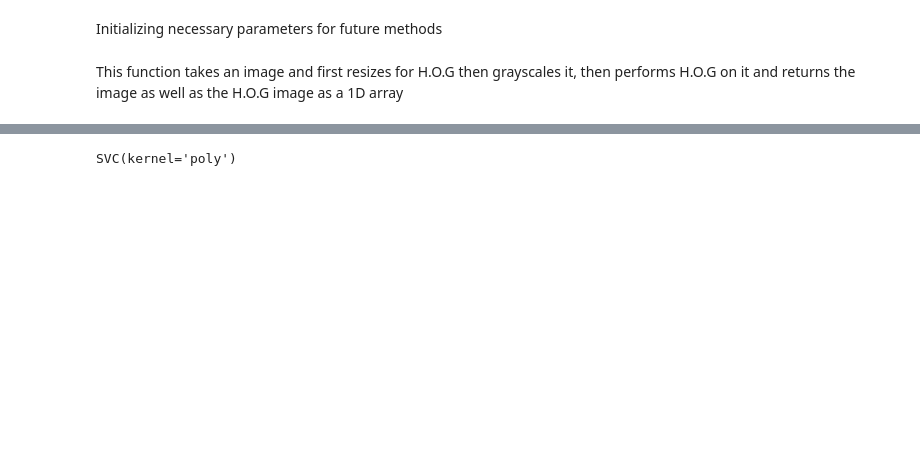
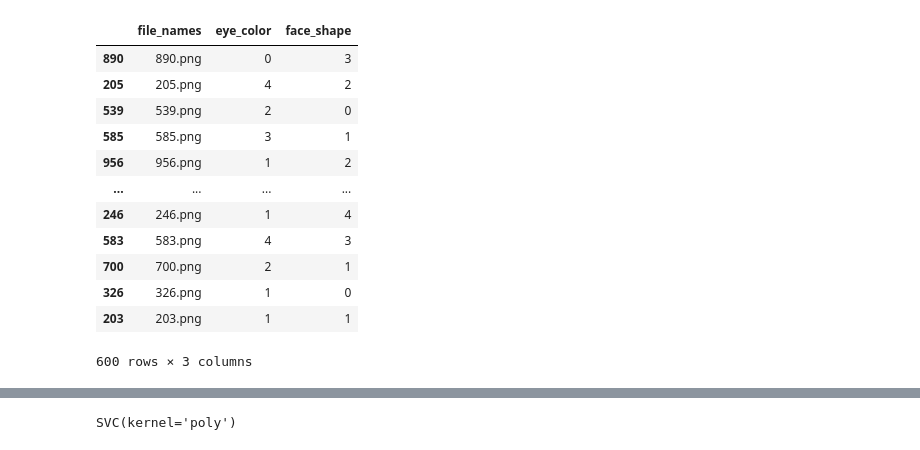
Before and after one commit to OliverJaison/AMLS_assignment20_21, a Jupyter notebook: Test_SVM.ipynb, the cells around one changed output, grey strips where cells are left out. Drawn from its saved outputs; the diff is of its cells as text; code cells hidden in the pictures; blank space fills up the shorter version.

```diff
--- a/Test_SVM.ipynb
+++ b/Test_SVM.ipynb
@@ -21,7 +20,31 @@ ModuleNotFoundError: No module named 'tensorflow'
-# %% [markdown]
-Initializing necessary parameters for future methods
 # %%
-file_path = 'D:\Admin\Documents\Year_4\AMLS\Assessment\dataset_AMLS_20-21\cartoon_set\img'
-sample_size = 10000
+file_path = "D:\Admin\Documents\Year_4\AMLS\Assessment\dataset_AMLS_20-21\cartoon_set\img"
+labels_path = "D:\Admin\Documents\Year_4\AMLS\Assessment\dataset_AMLS_20-21\cartoon_set\labels.csv"
-# %% [markdown]
-This function takes an image and first resizes for H.O.G then grayscales it, then performs H.O.G on it and returns the image as well as the H.O.G image as a 1D array
+# %%
+df = pd.read_csv(labels_path)
+
+df = df.drop(columns="Unnamed: 0")
+temp = df["file_name"]
+df.insert(loc=0, column="file_names", value=temp)
+df = df.drop(columns="file_name")
+df = df.drop(df.index[1000:])
+# %%
+train, validation, test = \
+              np.split(df.sample(frac=1),
+                       [int(.6*len(df)), int(.8*len(df))])
+# %%
+train
+# %% [output]
+|  | file_names | eye_color | face_shape |
+| 890 | 890.png | 0 | 3 |
+| 205 | 205.png | 4 | 2 |
+| 539 | 539.png | 2 | 0 |
+| 585 | 585.png | 3 | 1 |
+| 956 | 956.png | 1 | 2 |
+| ... | ... | ... | ... |
+| 246 | 246.png | 1 | 4 |
+| 583 | 583.png | 4 | 3 |
+| 700 | 700.png | 2 | 1 |
+| 326 | 326.png | 1 | 0 |
+| 203 | 203.png | 1 | 1 |
+600 rows × 3 columns
```
Also changed, not shown: parts of 19 cells of this notebook, 10 other files.
